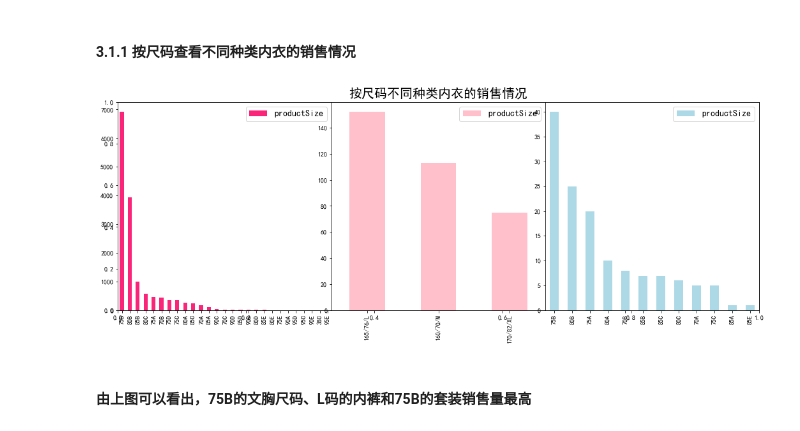
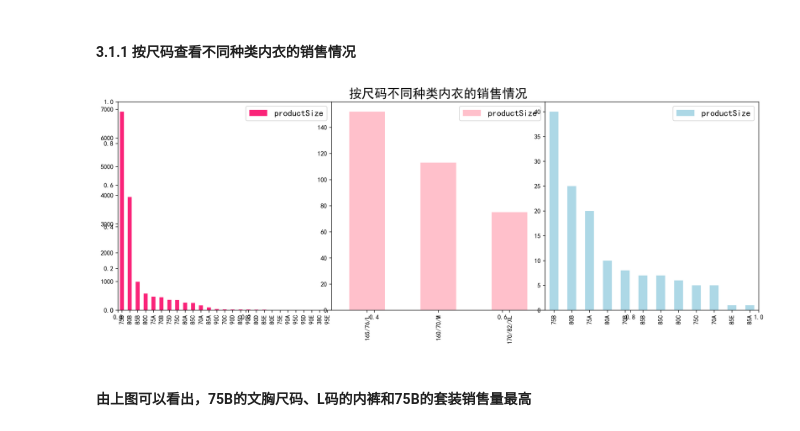
Before and after one commit to qiweiyang123/Machine_Learning, a Jupyter notebook: bra_analysis.ipynb, the cells around one changed output. Drawn from its saved outputs; the diff is of its cells as text; code cells hidden in the pictures.

```diff
--- a/bra_analysis.ipynb
+++ b/bra_analysis.ipynb
@@ -307,35 +312,38 @@ plt.show()
 #### 3.1.1 按尺码查看不同种类内衣的销售情况
 # %%
 plt.rcParams['font.sans-serif'] = ['SimHei']     # 设置中文显示
+plt.rcParams['axes.unicode_minus'] = False     # 解决图片显示为负号'-'显示为方块的问题
+plt.rcParams['savefig.dpi'] = 300     # 图片像素
+plt.rcParams['figure.dpi'] = 300      # 分辨率
 
 
 # 按尺码查看不同种类内衣的销售情况
 fig=plt.figure(figsize=(18,6))
 fig.set(alpha=0.8)    # 设置图像透明度
 plt.title("按尺码不同种类内衣的销售情况",fontsize=20)   # 设置图形标题
 
 
 '''查看文胸销售情况'''
 ax1=fig.add_subplot(131)
 data.productSize[data['type'] == 'bra'].value_counts().plot(kind = 'bar',color='#FA2479')
 ax1.legend(loc='best',fontsize=14)
 
 
 '''查看内裤销售情况'''
 ax2=fig.add_subplot(132)
 data.productSize[data['type'] == 'pants'].value_counts().plot(kind = 'bar',color='pink')
 ax2.legend(loc='best',fontsize=14)
 
 
 '''查看套装销售情况'''
 ax3=fig.add_subplot(133)
 data.productSize[data['type'] == 'suit'].value_counts().plot(kind = 'bar',color='lightblue')
 ax3.legend(loc='best',fontsize=14)
 
 plt.subplots_adjust(wspace=0,hspace=0)    #调整子图周围的间距
 plt.show()
 # %% [output]
-[figure, old version]
+[figure, new version]
 # %% [markdown]
 #### 由上图可以看出，75B的文胸尺码、L码的内裤和75B的套装销售量最高
 # %% [markdown]
```
Also changed, not shown: parts of 13 cells of this notebook.
